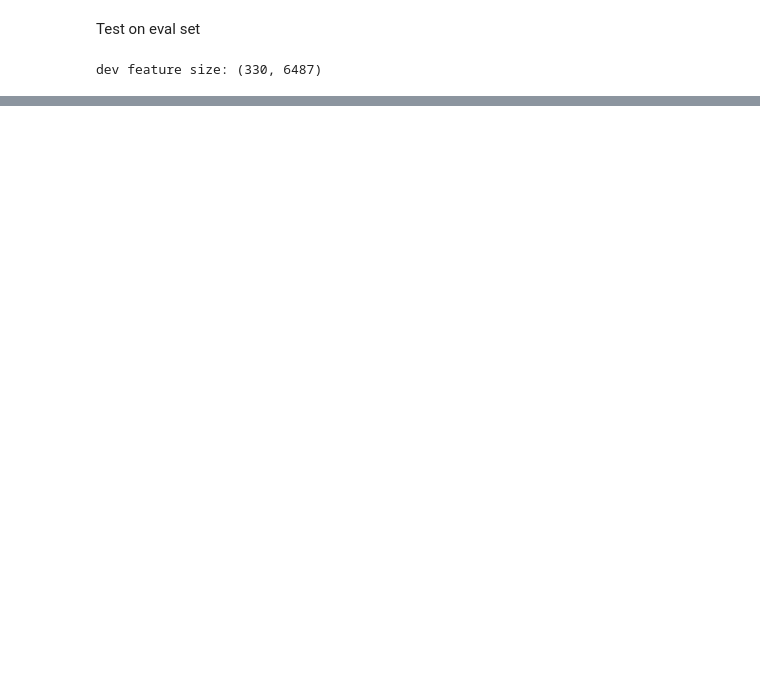
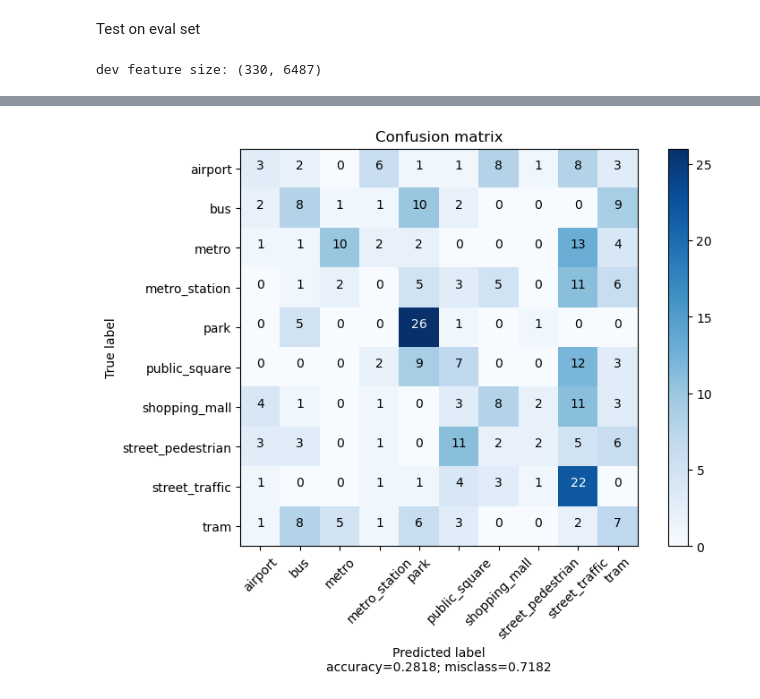
Before and after one commit to Jiadong001/algorithm2022_teamwork, a Jupyter notebook: 221224_run_kmeans.ipynb, the cells around one changed output, grey strips where cells are left out. Saved outputs shown, nothing was run; the diff lists cells and outputs as text; code cells hidden in the pictures; blank space fills up the shorter version.

```diff
--- a/221224_run_kmeans.ipynb
+++ b/221224_run_kmeans.ipynb
@@ -115,11 +107,13 @@ print(f"dev feature size: {eval_features.shape}")
 dev feature size: (330, 6487)
 # %%
 from sklearn.metrics import confusion_matrix
+from utils import plot_confusion_matrix
 
 eval_labels = [label_dict[c] for c in eval_labels]
 eval_pre_labels = model_km1.predict(eval_features)
 eval_true_labels = np.asarray(eval_labels)
 eval_cm = confusion_matrix(eval_true_labels, eval_pre_labels)
-eval_cm_df = pd.DataFrame(eval_cm, columns=label_dict.keys(), index=label_dict.keys())
-eval_cm_df
+# eval_cm_df = pd.DataFrame(eval_cm, columns=label_dict.keys(), index=label_dict.keys())
+# eval_cm_df
+plot_confusion_matrix(eval_cm, label_dict.keys())
 # %% [output]
@@ -137,3 +120,4 @@ eval_cm_df
+[figure, added]
 # %%
 eval_acc_df = pd.DataFrame()
 for c, i in label_dict.items():
```
Also changed, not shown: parts of 8 cells of this notebook, 9 other files.
